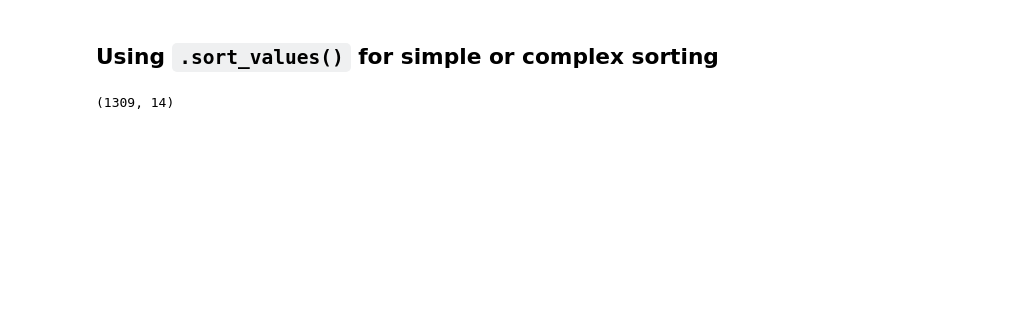
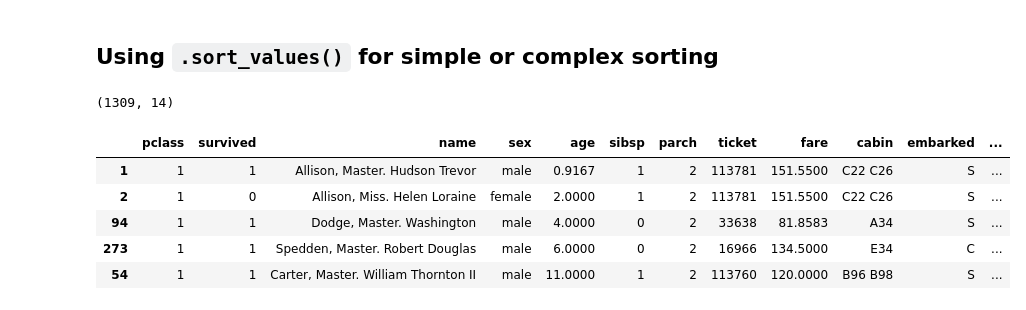
Before and after one commit to colettace/NIA_Python_Workshop, a Jupyter notebook: NIAPythonDay3.ipynb, the cells around one changed output. Drawn from its saved outputs; the diff is of its cells as text; code cells hidden in the pictures; blank space fills up the shorter version.

```diff
--- a/NIAPythonDay3.ipynb
+++ b/NIAPythonDay3.ipynb
@@ -512,6 +636,13 @@ titanic.shape
 # %% [output]
 (1309, 14)
 # %%
-titanic.sort_values( by=['pclass','age'])
+titanic.sort_values( by=['pclass','age']).head()
+# %% [output]
+|  | pclass | survived | name | sex | age | sibsp | parch | ticket | fare | cabin | embarked | ... |
+| 1 | 1 | 1 | Allison, Master. Hudson Trevor | male | 0.9167 | 1 | 2 | 113781 | 151.5500 | C22 C26 | S | ... |
+| 2 | 1 | 0 | Allison, Miss. Helen Loraine | female | 2.0000 | 1 | 2 | 113781 | 151.5500 | C22 C26 | S | ... |
+| 94 | 1 | 1 | Dodge, Master. Washington | male | 4.0000 | 0 | 2 | 33638 | 81.8583 | A34 | S | ... |
+| 273 | 1 | 1 | Spedden, Master. Robert Douglas | male | 6.0000 | 0 | 2 | 16966 | 134.5000 | E34 | C | ... |
+| 54 | 1 | 1 | Carter, Master. William Thornton II | male | 11.0000 | 1 | 2 | 113760 | 120.0000 | B96 B98 | S | ... |
 # %%
 titanic.sort_values( by=['pclass','age'],
```
Also changed, not shown: parts of 25 cells of this notebook, 4 other files.
